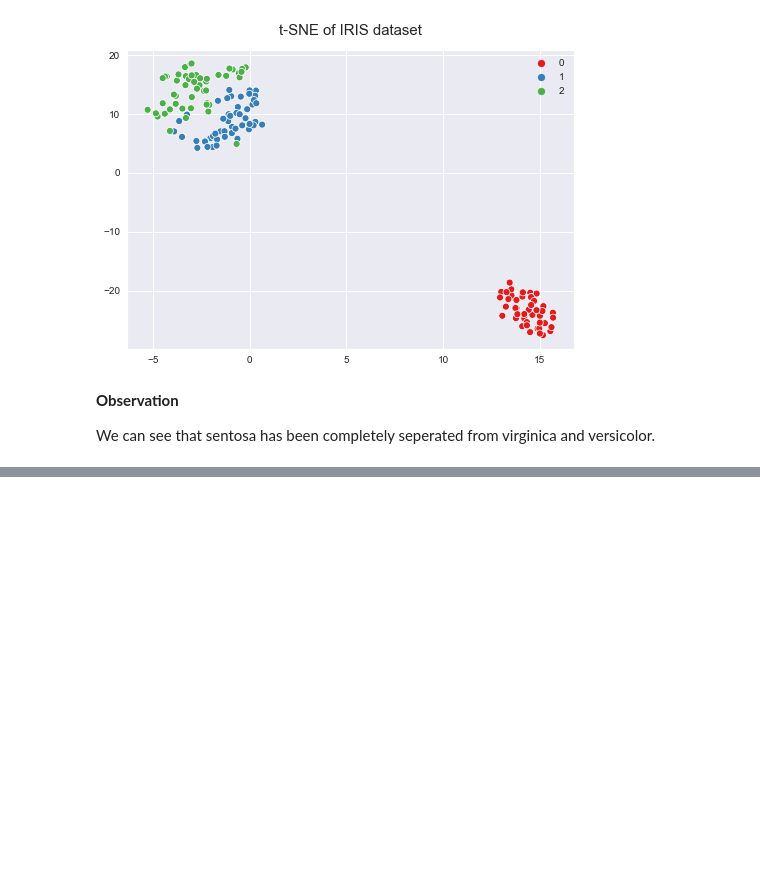
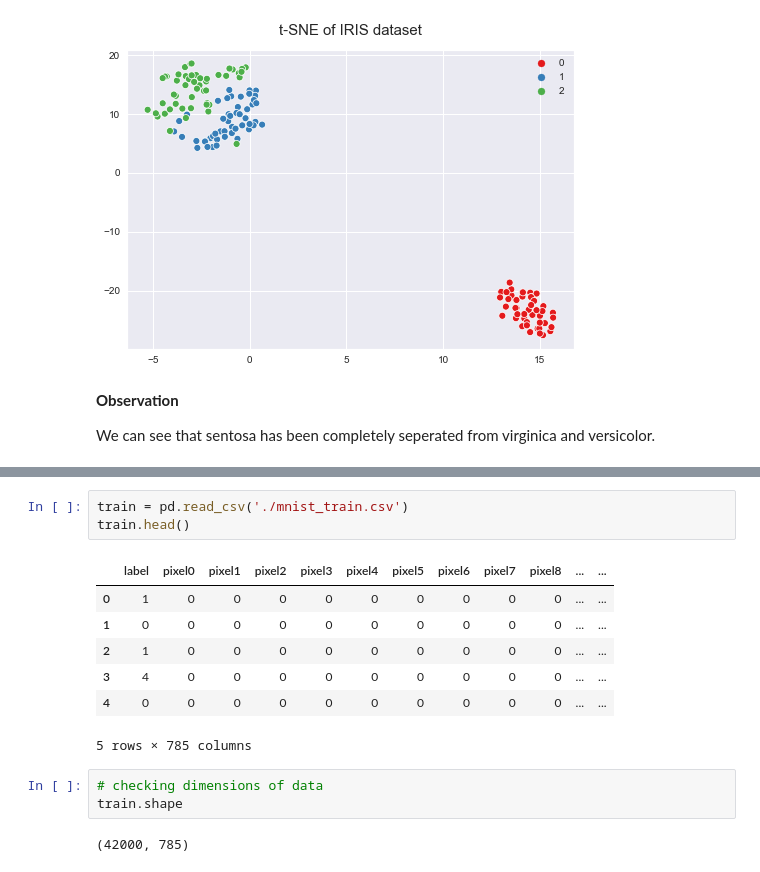
Before and after one commit to rishavk1102/Dimensionality-Reduction-Algorithms, a Jupyter notebook: Dimensionality Reduction Algorithms.ipynb, the cells around one changed output, grey strips where cells are left out. Drawn from its saved outputs; the diff is of its cells as text; blank space fills up the shorter version.

```diff
--- a/Dimensionality Reduction Algorithms.ipynb
+++ b/Dimensionality Reduction Algorithms.ipynb
@@ -684,0 +694,16 @@ We can see that sentosa has been completely seperated from virginica and versico
+# %%
+train = pd.read_csv('./mnist_train.csv')
+train.head()
+# %% [output]
+|  | label | pixel0 | pixel1 | pixel2 | pixel3 | pixel4 | pixel5 | pixel6 | pixel7 | pixel8 | ... | ... |
+| 0 | 1 | 0 | 0 | 0 | 0 | 0 | 0 | 0 | 0 | 0 | ... | ... |
+| 1 | 0 | 0 | 0 | 0 | 0 | 0 | 0 | 0 | 0 | 0 | ... | ... |
+| 2 | 1 | 0 | 0 | 0 | 0 | 0 | 0 | 0 | 0 | 0 | ... | ... |
+| 3 | 4 | 0 | 0 | 0 | 0 | 0 | 0 | 0 | 0 | 0 | ... | ... |
+| 4 | 0 | 0 | 0 | 0 | 0 | 0 | 0 | 0 | 0 | 0 | ... | ... |
+5 rows × 785 columns
+# %%
+# checking dimensions of data
+train.shape
+# %% [output]
+(42000, 785)
```
Also changed, not shown: parts of 13 cells of this notebook, 2 other files.
